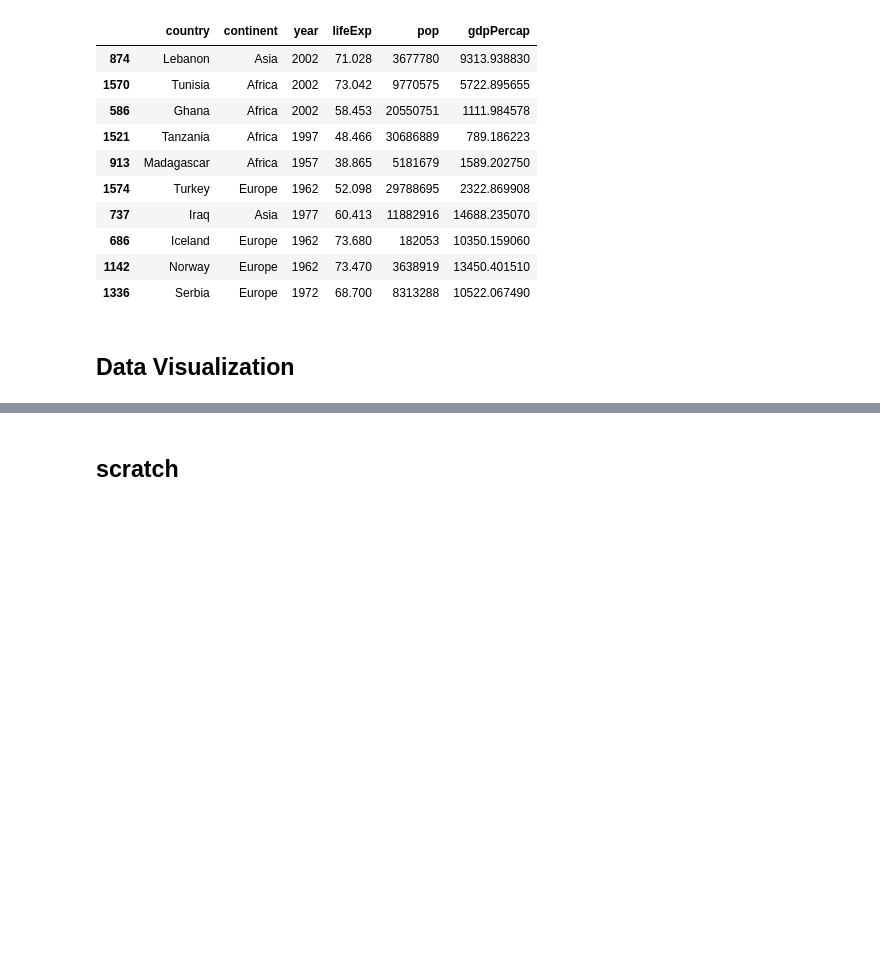
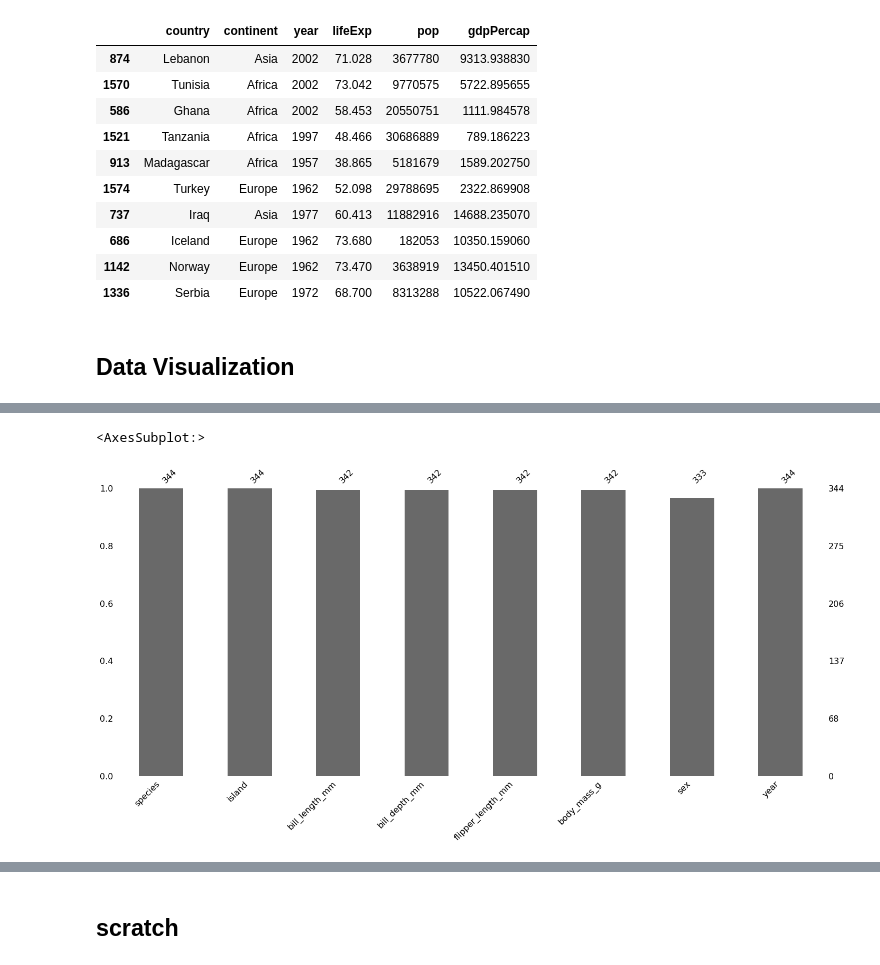
Before and after one commit to vegalla/dspp-bootcamp, a Jupyter notebook: Bootcamp Week 2.ipynb, the cells around one changed output, grey strips where cells are left out. Cells and saved outputs as stored; diff of their text form; code cells hidden in the pictures; blank space fills up the shorter version.

```diff
--- a/Bootcamp Week 2.ipynb
+++ b/Bootcamp Week 2.ipynb
@@ -77,0 +94,5 @@ msno.bar(gapminder)
+# %%
+msno.bar(penguins)
+# %% [output]
+<AxesSubplot:>
+[figure, added]
```
Also changed, not shown: parts of 18 cells of this notebook.
